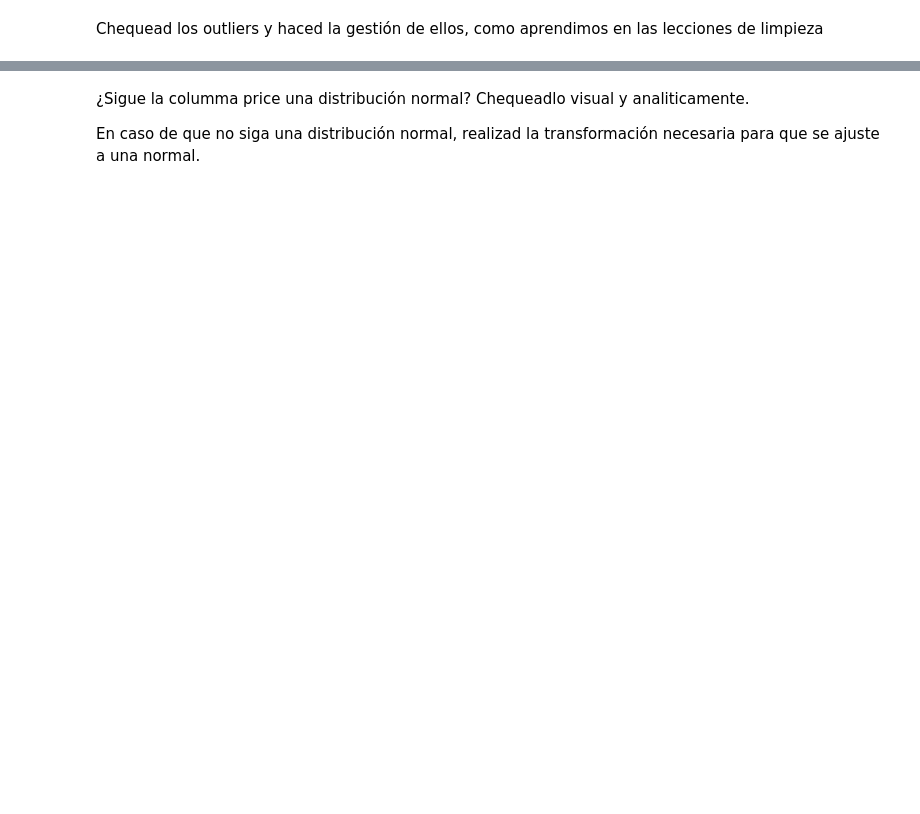
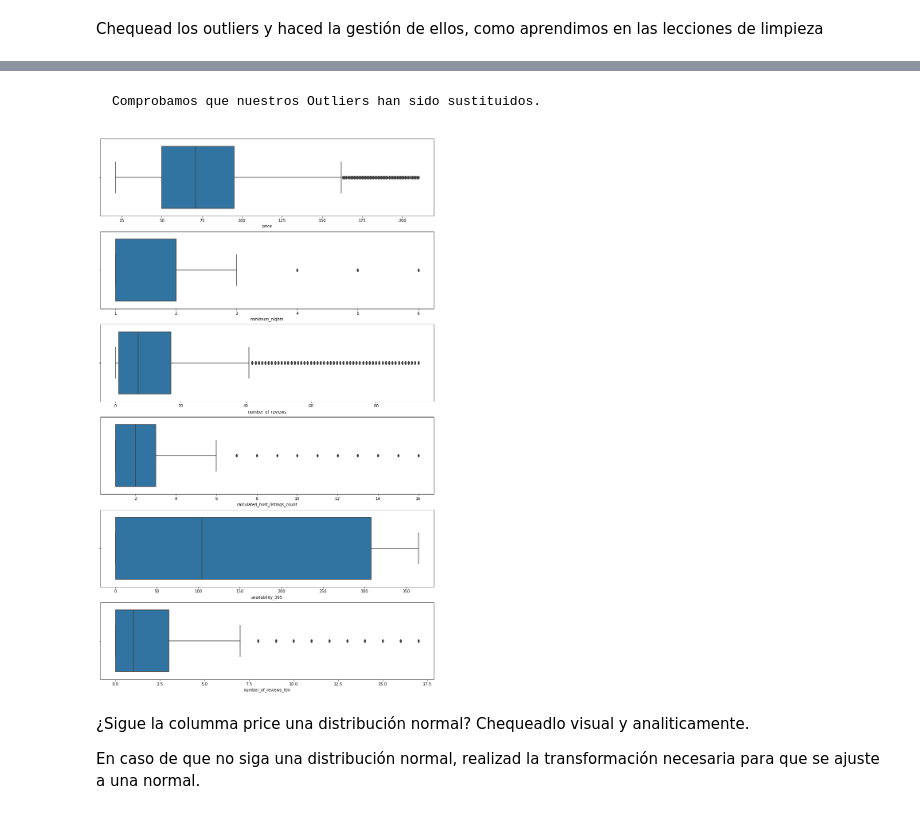
Before and after one commit to Adalab/Adalab-DA-promo-A-module-3-pairprog-3-pair-4-Alicia-Lidia, a Jupyter notebook: Test Estadísticos/test estadisticos 3/Pair estadisticos 3.ipynb, the cells around one changed output, grey strips where cells are left out. Cells and saved outputs as stored; diff of their text form; code cells hidden in the pictures; blank space fills up the shorter version.

```diff
--- a/Test Estadísticos/test estadisticos 3/Pair estadisticos 3.ipynb
+++ b/Test Estadísticos/test estadisticos 3/Pair estadisticos 3.ipynb
@@ -28,0 +62,29 @@ Chequead los outliers y haced la gestión de ellos, como aprendimos en las lecci
+# %%
+def detectar_outliers(lista_columnas, dataframe):
+
+    dicc_indices = {}
+    for col in lista_columnas:
+
+        #calculamos los cuartiles Q1 y Q3
+        Q1 = np.nanpercentile(df[col], 25)
+        Q3 = np.nanpercentile(df[col], 75)
+
+        # calculamos el rango intercuartil
+        IQR = Q3 - Q1
+
+        # calculamos los límites
+        outlier_step = 1.5 * IQR
+
+        # filtramos nuestro dataframe para indentificar los outliers
+        outliers_data = dataframe[(dataframe[col] < Q1 - outlier_step) | (dataframe[col] > Q3 + outlier_step)]
+
+        if outliers_data.shape[0] > 0: # chequeamos si nuestro dataframe tiene alguna fila.
+
+            dicc_indices[col] = (list(outliers_data.index)) # si tiene fila es que hay outliers y por lo tanto lo añadimos a nuestro diccionario
+
+    return dicc_indices
+# %%
+lista_columnas = list(numericas.columns)
+ind = detectar_outliers(lista_columnas, df)
+for key, values in ind.items():
+    print('Para la variable ' + key  + ' tenemos ' + str(len(values)) +' valores outliers,  esto es un ' + str(round(len(values)/df.shape[0]*100)) + '%\ de los datos' )
@@ -29,3 +113,21 @@ Chequead los outliers y haced la gestión de ellos, como aprendimos en las lecci
+# %%
+for k,v in ind.items():
+    mediana= df[k].median()
+    for i in v:
+       df.loc[i,k] = mediana
+# %%
+df_numericas= df.select_dtypes(include="int64")
+# %% [markdown]
+    Comprobamos que nuestros Outliers han sido sustituidos.
+# %%
+fig, axes = plt.subplots(6, 1, figsize=(15,25))
+
+for i in range(len(df_numericas.columns)):
+    sns.boxplot(x = df_numericas.columns[i], data = df, ax=axes[i]); # para trazar una línea de densidad
+
+plt.show()
+# %% [output]
+[figure, added]
 # %% [markdown]
 ¿Sigue la columma price una distribución normal? Chequeadlo visual y analiticamente.
 
```
Also changed, not shown: parts of 25 cells of this notebook.
